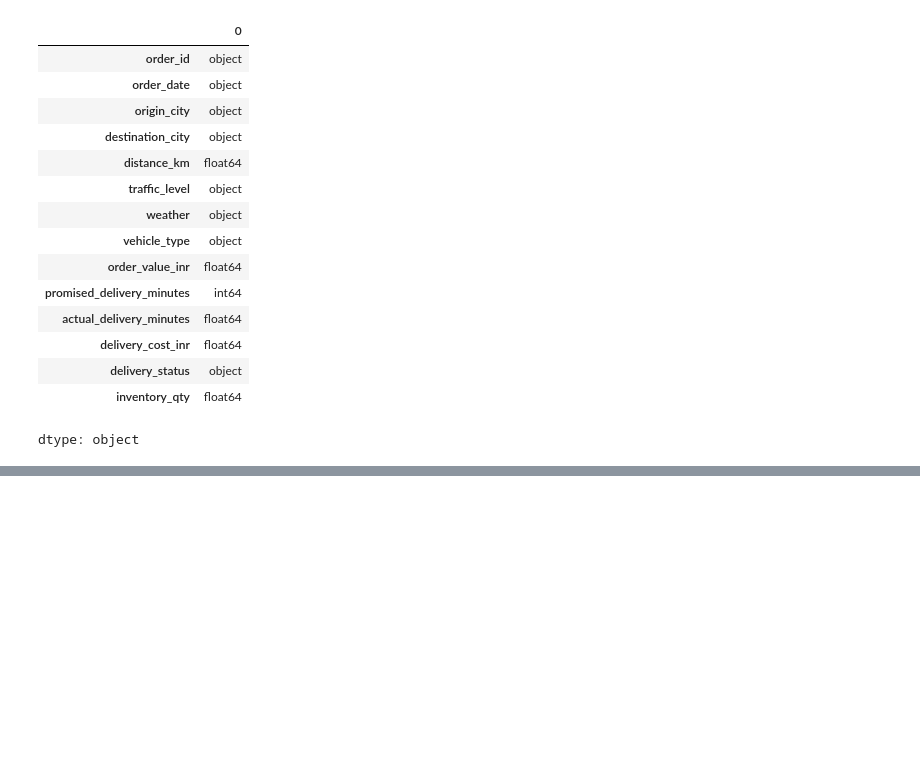
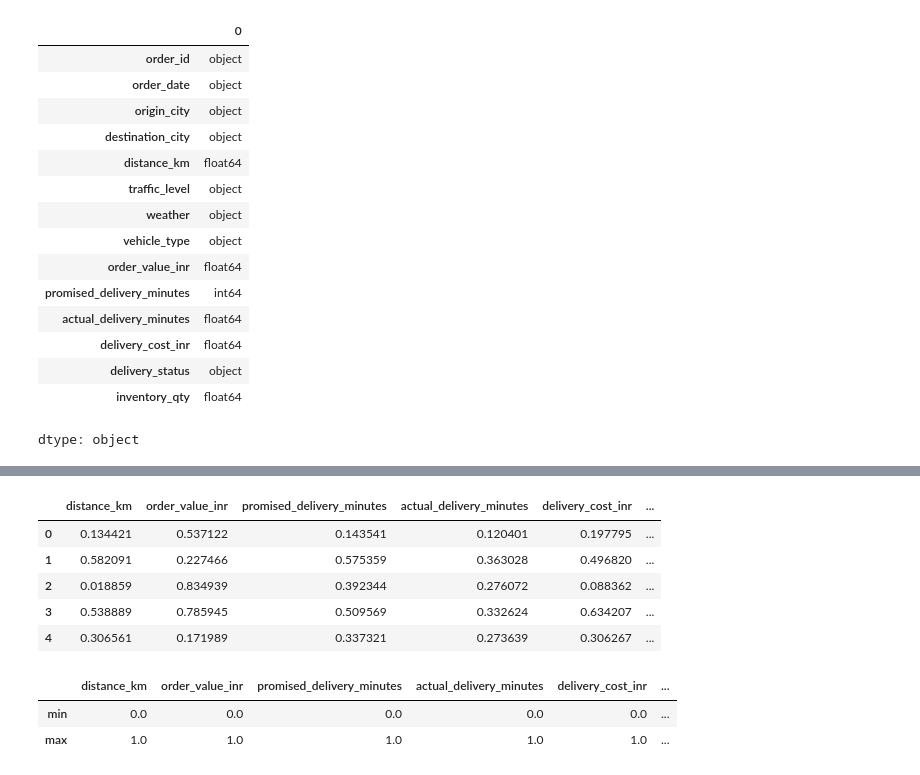
Before and after one commit to RohanSNikam/Logistics-Delivery-Time-Analysis, a Jupyter notebook: notebooks/Week-2_logistics_delivery_analysis.ipynb, the cells around one changed output, grey strips where cells are left out. Drawn from its saved outputs; the diff is of its cells as text; code cells hidden in the pictures; blank space fills up the shorter version.

```diff
--- a/notebooks/Week-2_logistics_delivery_analysis.ipynb
+++ b/notebooks/Week-2_logistics_delivery_analysis.ipynb
@@ -208,0 +445,10 @@ dtype: object
+# %%
+
+scale_cols = [
+    'distance_km',
+    'order_value_inr',
+    'promised_delivery_minutes',
+    'actual_delivery_minutes',
+    'delivery_cost_inr',
+    'inventory_qty'
+]
@@ -208,0 +464,18 @@ dtype: object
+# %%
+
+
+df_minmax[scale_cols].head()
+# %% [output]
+|  | distance_km | order_value_inr | promised_delivery_minutes | actual_delivery_minutes | delivery_cost_inr | ... |
+| 0 | 0.134421 | 0.537122 | 0.143541 | 0.120401 | 0.197795 | ... |
+| 1 | 0.582091 | 0.227466 | 0.575359 | 0.363028 | 0.496820 | ... |
+| 2 | 0.018859 | 0.834939 | 0.392344 | 0.276072 | 0.088362 | ... |
+| 3 | 0.538889 | 0.785945 | 0.509569 | 0.332624 | 0.634207 | ... |
+| 4 | 0.306561 | 0.171989 | 0.337321 | 0.273639 | 0.306267 | ... |
+# %%
+
+df_minmax[scale_cols].agg(['min', 'max'])
+# %% [output]
+|  | distance_km | order_value_inr | promised_delivery_minutes | actual_delivery_minutes | delivery_cost_inr | ... |
+| min | 0.0 | 0.0 | 0.0 | 0.0 | 0.0 | ... |
+| max | 1.0 | 1.0 | 1.0 | 1.0 | 1.0 | ... |
```
Also changed, not shown: parts of 31 cells of this notebook.
